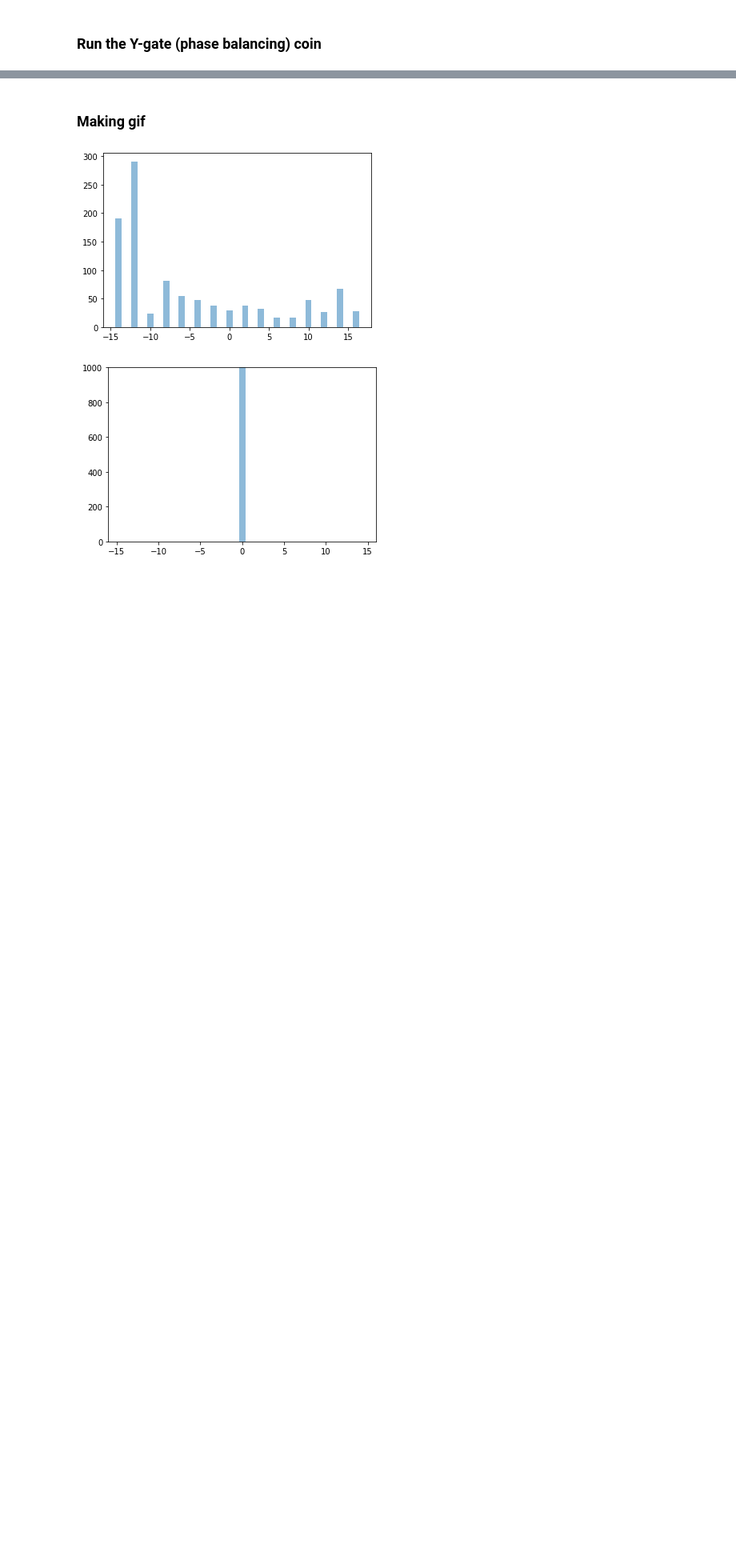
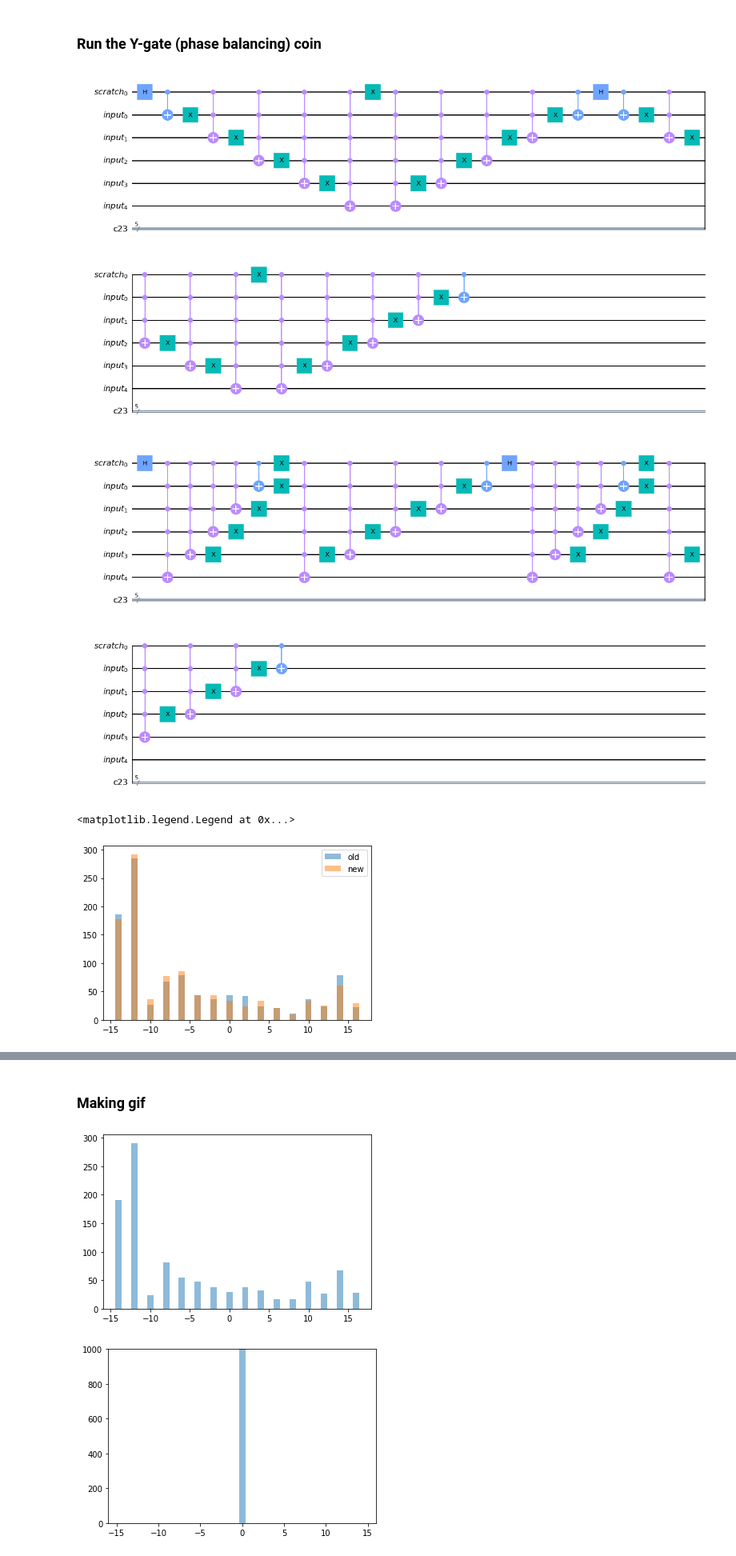
Before and after one commit to wslu42/QCHack_walkwPhase, a Jupyter notebook: quantum_walk_wsLu.ipynb, the cells around one changed output, grey strips where cells are left out. Shown at 80% size. Saved outputs shown, nothing was run; the diff lists cells and outputs as text; code cells hidden in the pictures; blank space fills up the shorter version.

```diff
--- a/quantum_walk_wsLu.ipynb
+++ b/quantum_walk_wsLu.ipynb
@@ -458,2 +517,34 @@ ax.legend()
 # %% [markdown]
 ### Run the Y-gate (phase balancing) coin
+# %%
+f,ax=plt.subplots()
+
+qc = QuantumCircuit(QrC,QrR,Cr)
+for i in range(20):
+    qc.h(QrC[0])
+    flipReg()
+    if i==1:
+        display(qc.draw(output='mpl'))
+qc.measure(QrR,Cr)
+
+job = execute(qc,backend=backend).result().get_counts()
+jobplot(jobNorm(job)[1],ax,alpha=0.5,label = 'old')
+
+
+qc = QuantumCircuit(QrC,QrR,Cr)
+for i in range(20):
+    qc.h(QrC[0])
+    flipReg1()
+    if i==1:
+        display(qc.draw(output='mpl'))
+qc.measure(QrR,Cr)
+
+job = execute(qc,backend=backend).result().get_counts()
+jobplot(jobNorm(job)[1],ax,alpha=0.5,label = 'new')
+
+ax.legend()
+# %% [output]
+[figure, added]
+[figure, added]
+<matplotlib.legend.Legend at 0x...>
+[figure, added]
```
Also changed, not shown: parts of 9 cells of this notebook.
